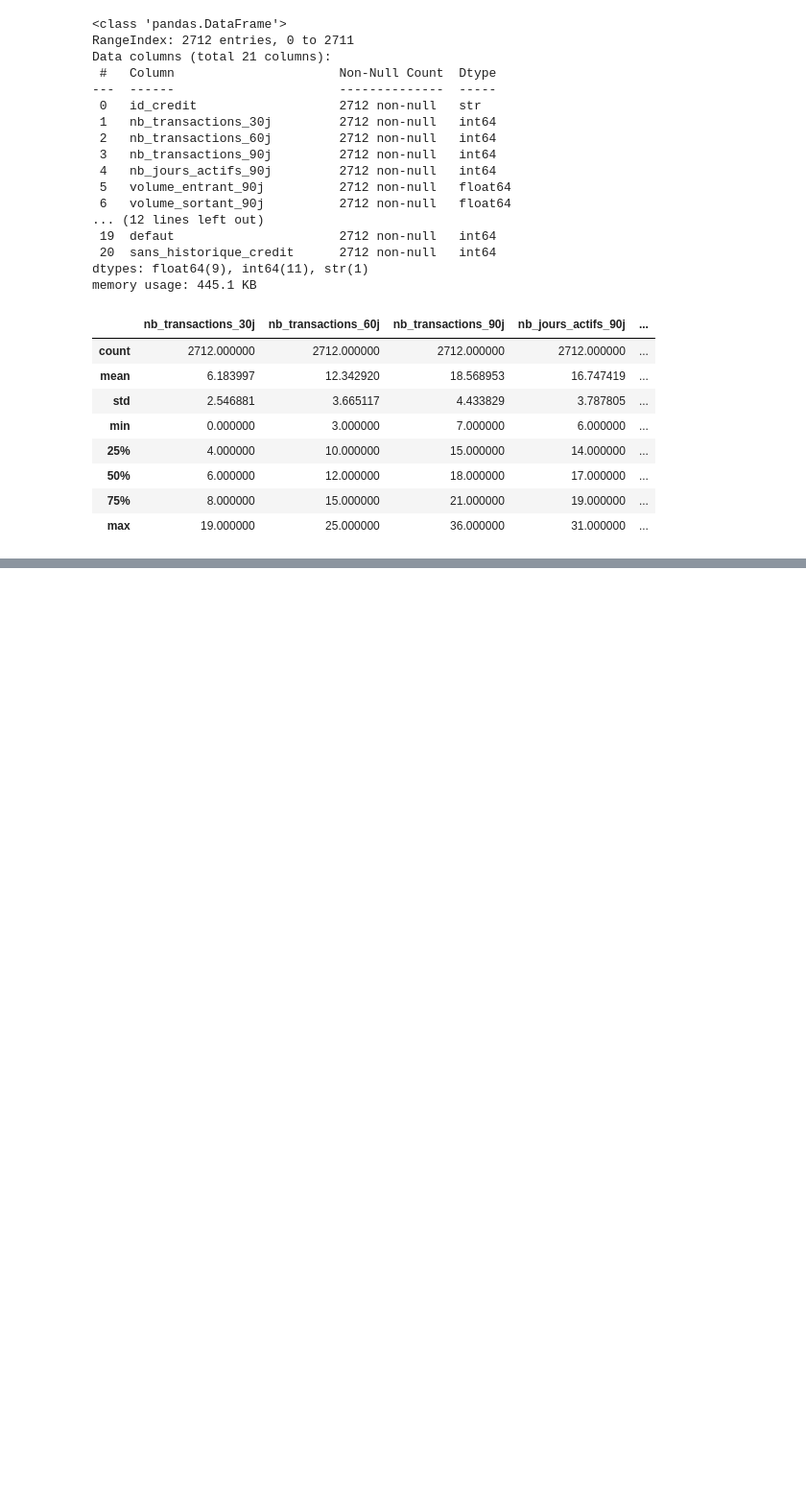
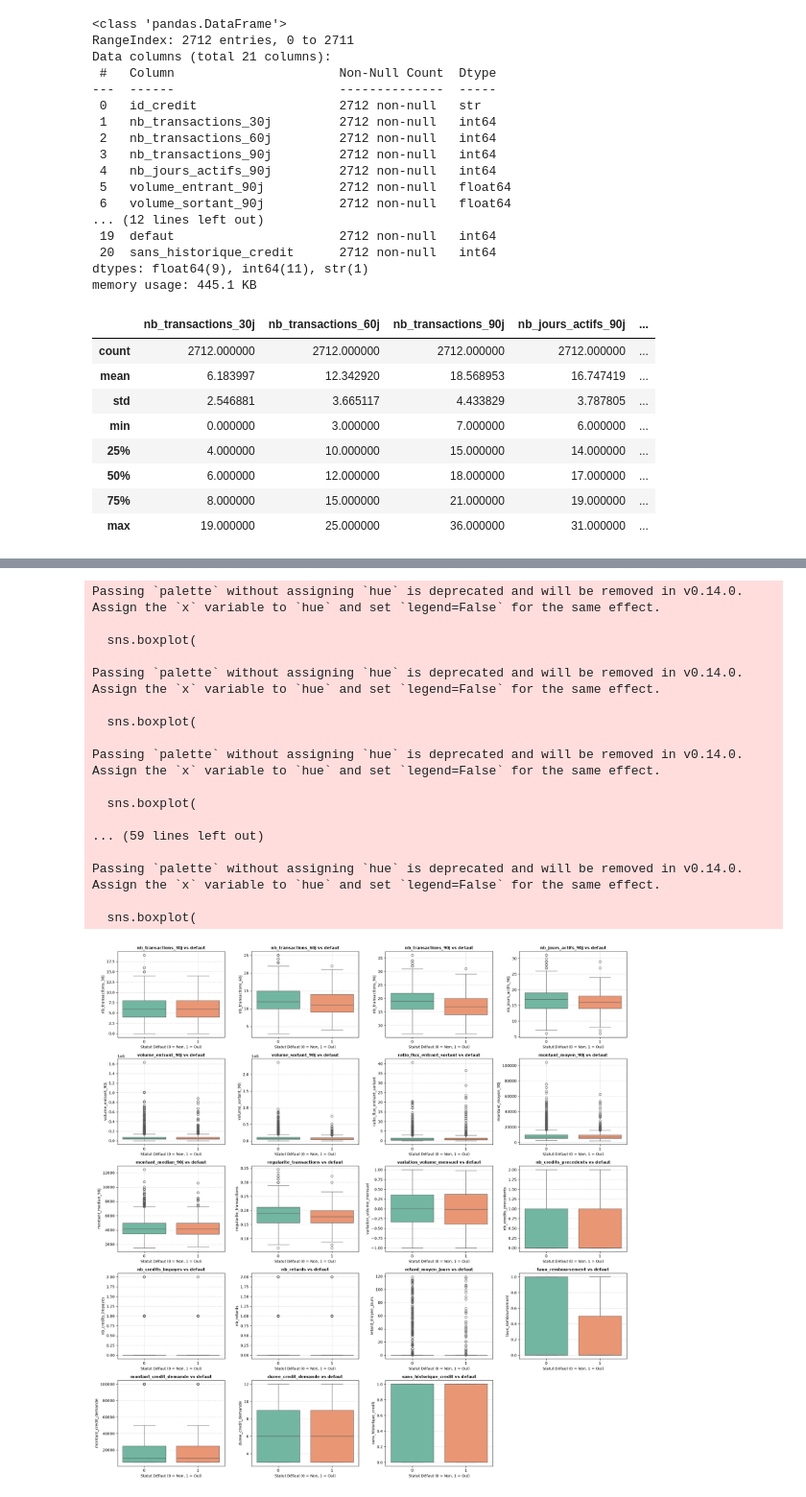
Before and after one commit to Awaniass26/Projet-Dataflow360, a Jupyter notebook: notebooks/eda_credit.ipynb, the cells around one changed output, grey strips where cells are left out. Shown at 96% size. Drawn from its saved outputs; the diff is of its cells as text; code cells hidden in the pictures; blank space fills up the shorter version.

Commit message:
Modifications du dataset scoring credit

```diff
--- a/notebooks/eda_credit.ipynb
+++ b/notebooks/eda_credit.ipynb
@@ -127,0 +239,75 @@ df.describe()
+# %%
+import math
+
+# 1. Liste de toutes vos variables numériques (excluant 'defaut')
+variables_num = [
+    'nb_transactions_30j',
+    'nb_transactions_60j',
+    'nb_transactions_90j',
+    'nb_jours_actifs_90j',
+    'volume_entrant_90j',
+    'volume_sortant_90j',
+    'ratio_flux_entrant_sortant',
+    'montant_moyen_90j',
+    'montant_median_90j',
+    'regularite_transactions',
+    'variation_volume_mensuel',
+    'nb_credits_precedents',
+    'nb_credits_impayes',
+    'nb_retards',
+    'retard_moyen_jours',
+    'taux_remboursement',
+    'montant_credit_demande',
+    'duree_credit_demande',
+    'sans_historique_credit',
+]
+
+# 2. Configuration de la grille de graphiques (ex: 5 lignes x 4 colonnes)
+n_vars = len(variables_num)
+n_cols = 4
+n_rows = math.ceil(n_vars / n_cols)
+
+fig, axes = plt.subplots(n_rows, n_cols, figsize=(20, 4 * n_rows))
+axes = axes.flatten()  # Aplatir la grille pour faciliter la boucle
+
+# 3. Génération des Boxplots comparatifs par variable
+for i, col in enumerate(variables_num):
+    if col in df.columns:
+        sns.boxplot(
+            data=df,
+            x='defaut',
+            y=col,
+            ax=axes[i],
+            palette='Set2',
+            showfliers=True,  # Met à False si tu veux cacher les outliers extrêmes
+        )
+        axes[i].set_title(f'{col} vs defaut', fontsize=11, fontweight='bold')
+        axes[i].set_xlabel('Statut Défaut (0 = Non, 1 = Oui)')
+        axes[i].set_ylabel(col)
+        axes[i].grid(True, linestyle='--', alpha=0.5)
+
+# 4. Supprimer les axes inutilisés dans la grille
+for j in range(i + 1, len(axes)):
+    fig.delaxes(axes[j])
+
+plt.tight_layout()
+plt.show()
+# %% [output]
+Passing `palette` without assigning `hue` is deprecated and will be removed in v0.14.0. Assign the `x` variable to `hue` and set `legend=False` for the same effect.
+
+  sns.boxplot(
+
+Passing `palette` without assigning `hue` is deprecated and will be removed in v0.14.0. Assign the `x` variable to `hue` and set `legend=False` for the same effect.
+
+  sns.boxplot(
+
+Passing `palette` without assigning `hue` is deprecated and will be removed in v0.14.0. Assign the `x` variable to `hue` and set `legend=False` for the same effect.
+
+  sns.boxplot(
+
+... (59 lines left out)
+
+Passing `palette` without assigning `hue` is deprecated and will be removed in v0.14.0. Assign the `x` variable to `hue` and set `legend=False` for the same effect.
+
+  sns.boxplot(
+[figure, added]
```
Also changed, not shown: parts of 7 cells of this notebook, 2 other files.
